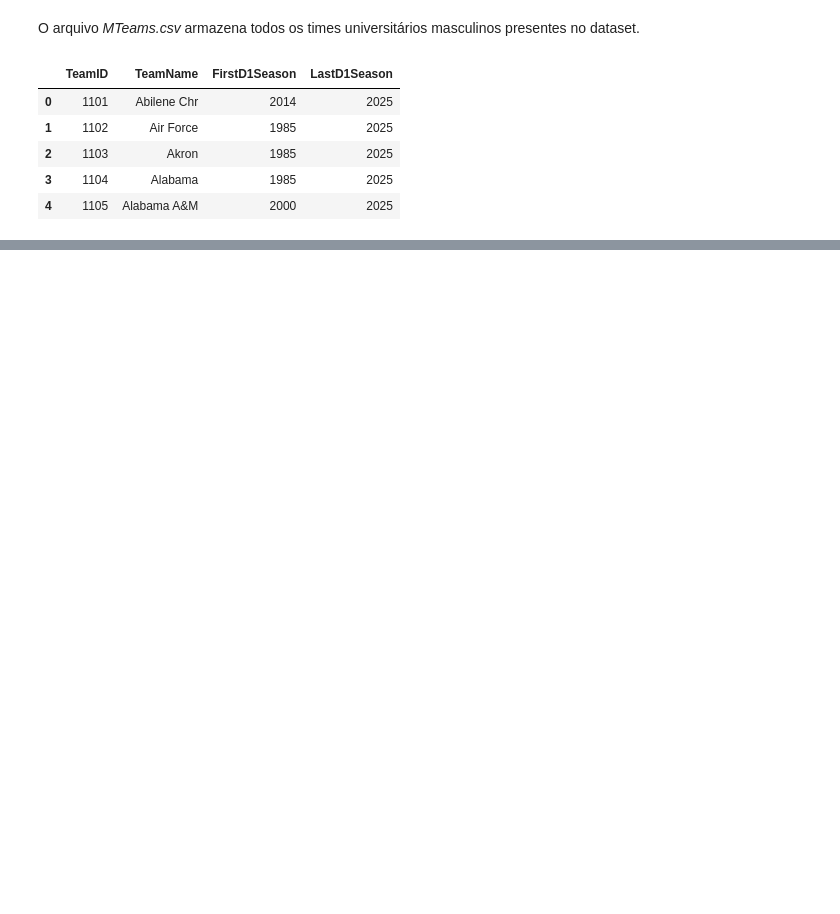
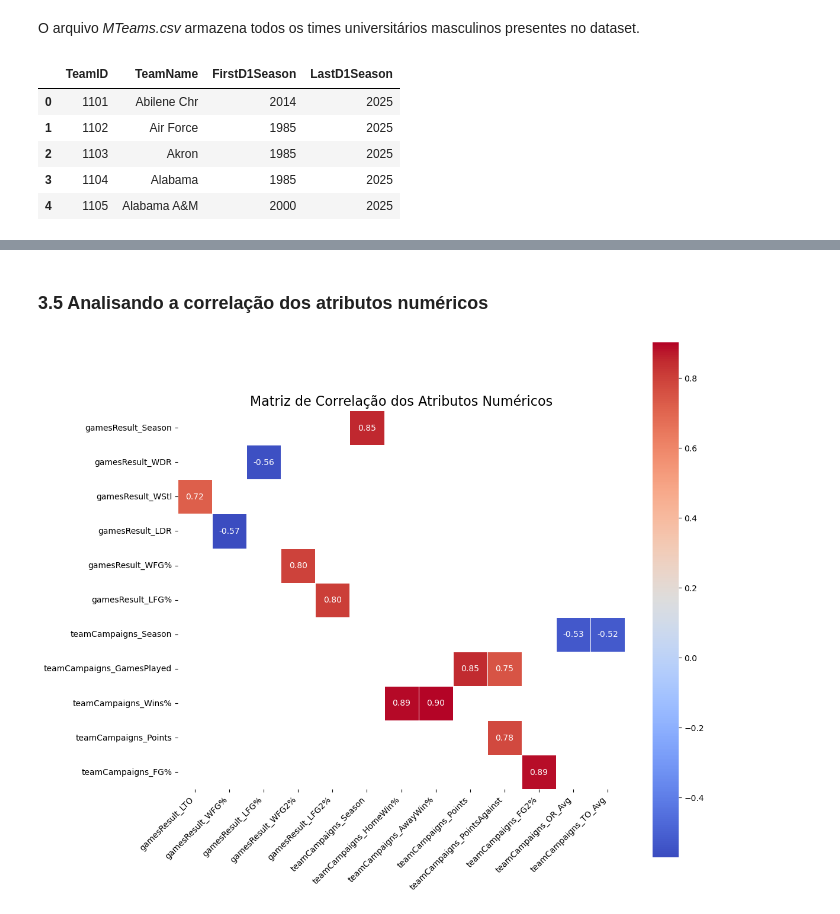
Before and after one commit to pedroasgDEV/MarchMadness_DataMine, a Jupyter notebook: main.ipynb, the cells around one changed output, grey strips where cells are left out. Saved outputs shown, nothing was run; the diff lists cells and outputs as text; code cells hidden in the pictures; blank space fills up the shorter version.

```diff
--- a/main.ipynb
+++ b/main.ipynb
@@ -73,0 +130,8 @@ teams.head()
+# %%
+#Adicionando coluna para diferenciar a origem dos dados
+regularSeasonResults.insert(loc = 2, column= "GType", value="Regular")
+tourneyResults.insert(loc = 2, column= "GType", value="Tourney")
+
+gamesResult = pd.concat([regularSeasonResults, tourneyResults], ignore_index=True)
+gamesResult = gamesResult.sort_values(by=["Season", "DayNum"])
+gamesResult.head()
@@ -73,0 +310,8 @@ teams.head()
+# %%
+# Extração dos dados dos times vencedores e perdedores das temporadas regulares
+season_wins = extract_team_stats(gamesResult, win=True)
+season_losses = extract_team_stats(gamesResult, win=False)
+
+# Concatenar ambos
+teamCampaigns = group_stats(season_wins, season_losses)
+teamCampaigns.head()
@@ -73,0 +625,26 @@ teams.head()
+# %% [markdown]
+### 3.5 Analisando a correlação dos atributos numéricos
+# %%
+corr = numerics.corr()
+
+# Zera a diagonal e correlações fracas para facilitar visualização
+filtered_corr = corr.mask(np.tril(np.ones(corr.shape), k=0).astype(bool))
+strong_corr = filtered_corr[(filtered_corr >= 0.7) | (filtered_corr <= -0.5)]
+strong_corr = strong_corr.dropna(how='all', axis=0).dropna(how='all', axis=1)
+
+plt.figure(figsize=(12, 10))
+
+# Cria o heatmap
+sns.heatmap(strong_corr, annot=True, fmt=".2f", cmap='coolwarm', square=True, linewidths=0.5)
+
+# Título e ajustes
+plt.title('Matriz de Correlação dos Atributos Numéricos', fontsize=16)
+plt.xticks(rotation=45, ha='right')
+plt.yticks(rotation=0)
+plt.tight_layout()
+
+# Exibe o gráfico
+plt.savefig("correlacao_heatmap.png", dpi=300, bbox_inches='tight')
+plt.show()
+# %% [output]
+[figure, added]
```
Also changed, not shown: parts of 62 cells of this notebook, 14 other files.
